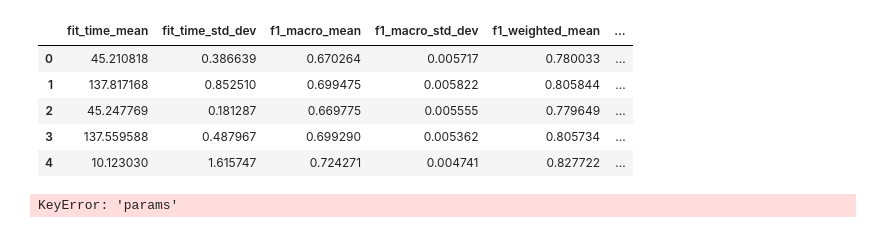
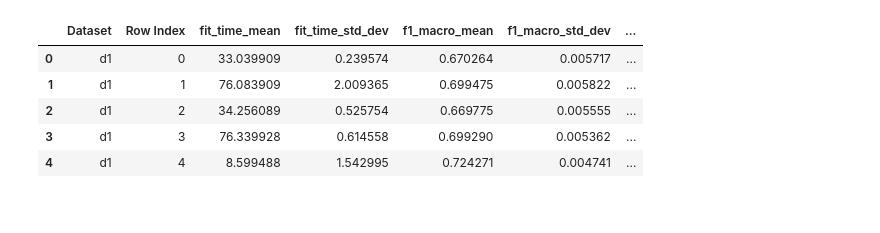
Before and after one commit to rootdrew27/cyberbullying-ml, a Jupyter notebook: official/hyp_search/analysis.ipynb, the cells around one changed output. Cells and saved outputs as stored; diff of their text form; code cells hidden in the pictures.

```diff
--- a/official/hyp_search/analysis.ipynb
+++ b/official/hyp_search/analysis.ipynb
@@ -34,48 +8,0 @@ d1_results.head(100)
-# %%
-scores = d1_results.drop(columns=['params'])
-scores.head()
-
-            'vectorizer': [CountVectorizer],
-            'vectorizer__ngram_range': [(1,1), (1,3)],
-            'vectorizer__preprocessor': [pp_SnowballStemmer, None],
-            'vectorizer__max_df': [0.5, 0.9],
-            'classifier__learning_rate': [0.001, 0.1],
-            'classifier__n_estimators': [1000],
-            'classifier__rsm': [0.75, 1],
-            'classifier__depth': [6, 10],
-            'classifier': [CatBoostClassifier]
-# %% [output]
-|  | fit_time_mean | fit_time_std_dev | f1_macro_mean | f1_macro_std_dev | f1_weighted_mean | ... |
-| 0 | 45.210818 | 0.386639 | 0.670264 | 0.005717 | 0.780033 | ... |
-| 1 | 137.817168 | 0.852510 | 0.699475 | 0.005822 | 0.805844 | ... |
-| 2 | 45.247769 | 0.181287 | 0.669775 | 0.005555 | 0.779649 | ... |
-| 3 | 137.559588 | 0.487967 | 0.699290 | 0.005362 | 0.805734 | ... |
-| 4 | 10.123030 | 1.615747 | 0.724271 | 0.004741 | 0.827722 | ... |
-# %%
-param_names = [
-    'vectorizer',
-    'vectorizer__ngram_range',
-    'vectorizer__preprocessor',
-    'vectorizer__max_df',
-    'classifier',
-    'classifier__learning_rate',
-    'classifier__rsm',
-    'classifier__n_estimators',
-    'classifier__colsample_bytree',
-    'classifier__max_depth',
-    'classifier__depth'
-]
-
-param_df = pd.DataFrame(columns=param_names)
-
-
-for params in d1_results['params']:
-    param_df = pd.concat([param_df, pd.DataFrame(params)])
-
-param_df.reset_index(inplace=True, drop=True)
-scores.reset_index(inplace=True, drop=True)
-
-d1_results = pd.concat([scores, param_df], axis=1)
-d1_results.head()
-# %% [output]
-KeyError: 'params'
@@ -81,0 +56,10 @@ KeyError: 'params'
+# %%
+results_df = pd.read_csv('./results/results.csv')
+results_df.head()
+# %% [output]
+|  | Dataset | Row Index | fit_time_mean | fit_time_std_dev | f1_macro_mean | f1_macro_std_dev | ... |
+| 0 | d1 | 0 | 33.039909 | 0.239574 | 0.670264 | 0.005717 | ... |
+| 1 | d1 | 1 | 76.083909 | 2.009365 | 0.699475 | 0.005822 | ... |
+| 2 | d1 | 2 | 34.256089 | 0.525754 | 0.669775 | 0.005555 | ... |
+| 3 | d1 | 3 | 76.339928 | 0.614558 | 0.699290 | 0.005362 | ... |
+| 4 | d1 | 4 | 8.599488 | 1.542995 | 0.724271 | 0.004741 | ... |
```
Also changed, not shown: parts of 19 cells of this notebook, 39 other files.
